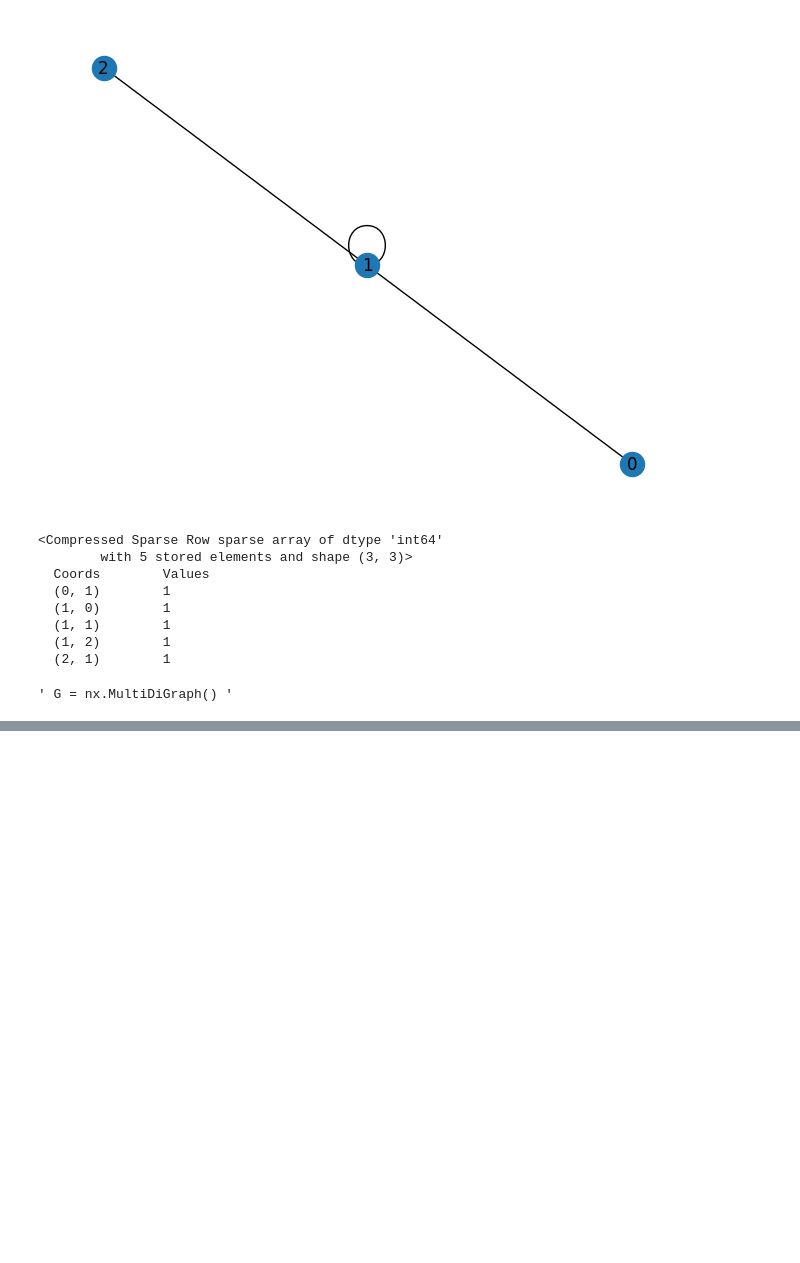
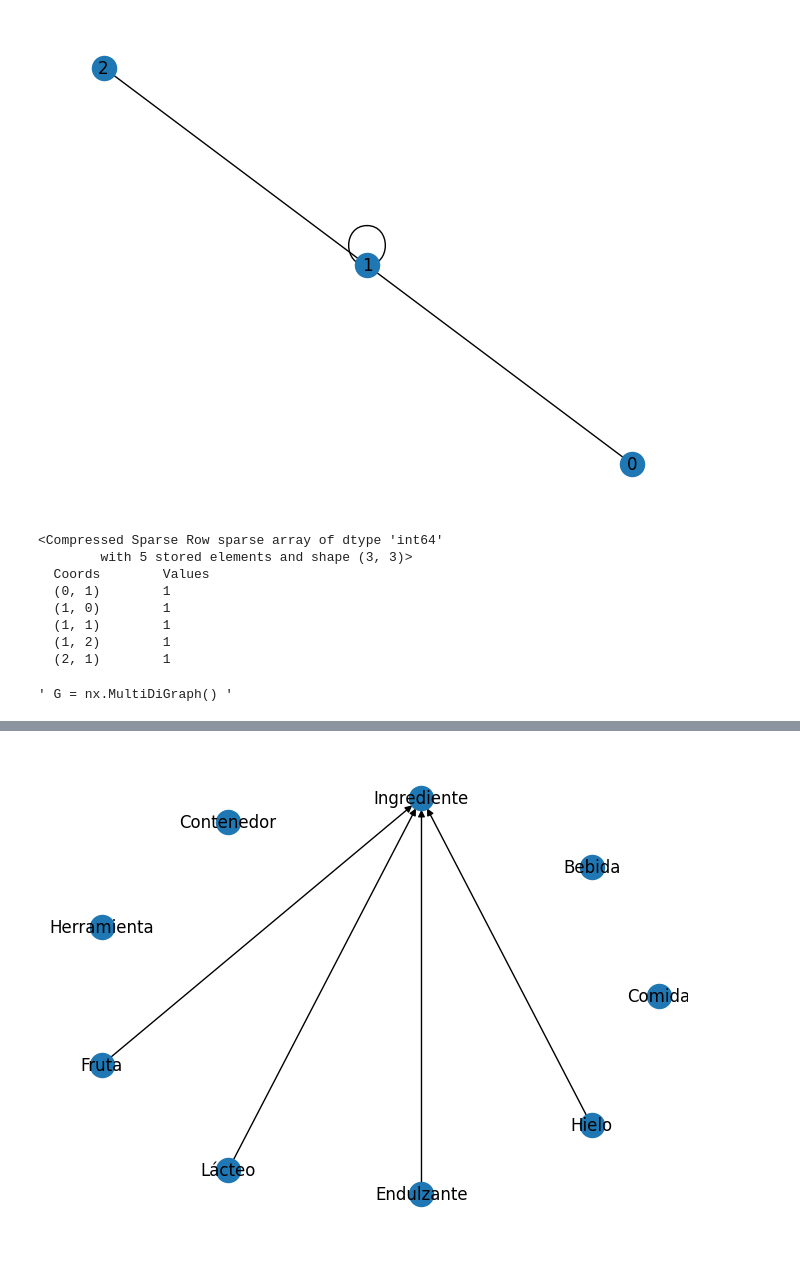
Before and after one commit to DuneV/Special-Project-Aura, a Jupyter notebook: jupyter_test/networkx_tutorial.ipynb, the cells around one changed output, grey strips where cells are left out. Saved outputs shown, nothing was run; the diff lists cells and outputs as text; code cells hidden in the pictures; blank space fills up the shorter version.

```diff
--- a/jupyter_test/networkx_tutorial.ipynb
+++ b/jupyter_test/networkx_tutorial.ipynb
@@ -107,0 +153,9 @@ print(nx.adjacency_matrix(
+# %%
+# Jerarquía básica
+G.add_edge("Fruta", "Ingrediente", key="subclass_of", relation="subclass_of")
+G.add_edge("Lácteo", "Ingrediente", key="subclass_of", relation="subclass_of")
+G.add_edge("Endulzante", "Ingrediente", key="subclass_of", relation="subclass_of")
+G.add_edge("Hielo", "Ingrediente", key="subclass_of", relation="subclass_of")
+nx.draw_circular(G, with_labels=True)
+# %% [output]
+[figure, added]
```
Also changed, not shown: parts of 3 cells of this notebook, 1 other file.
